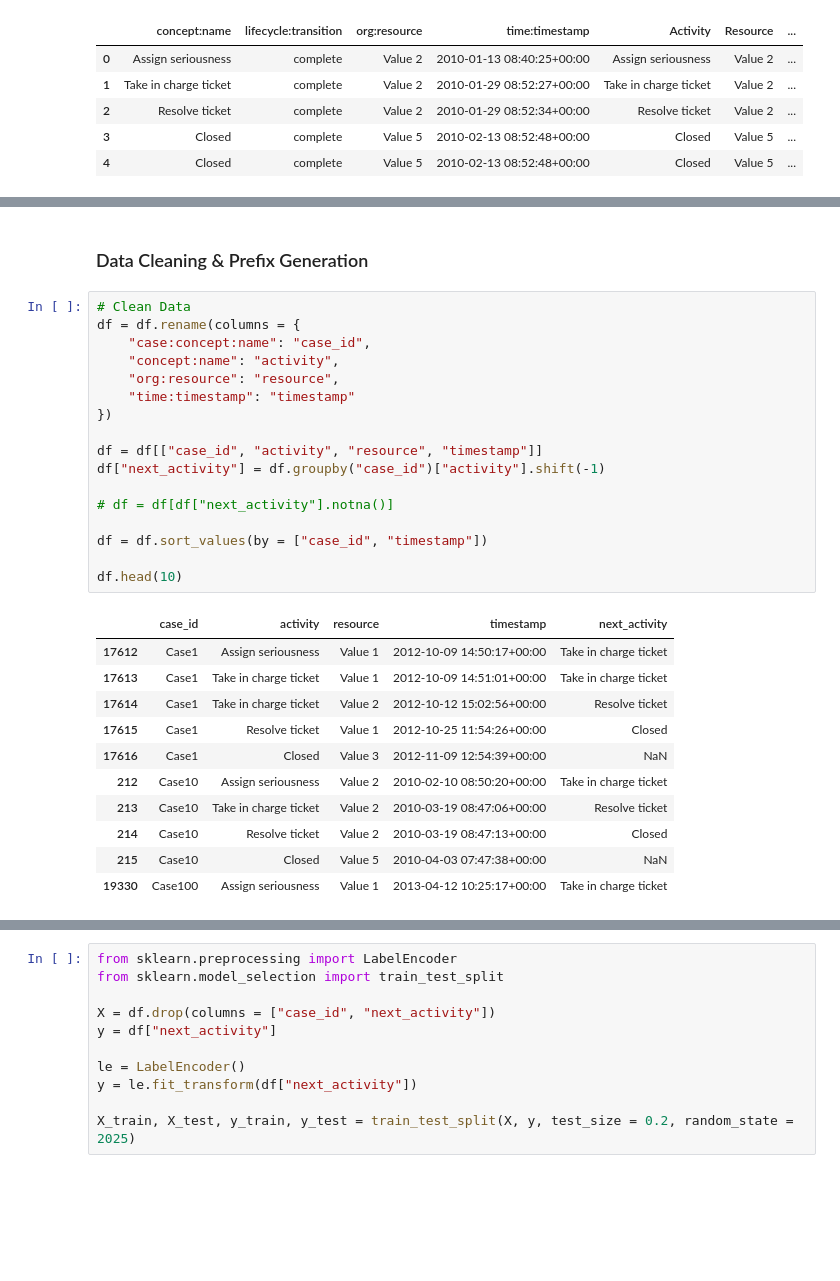
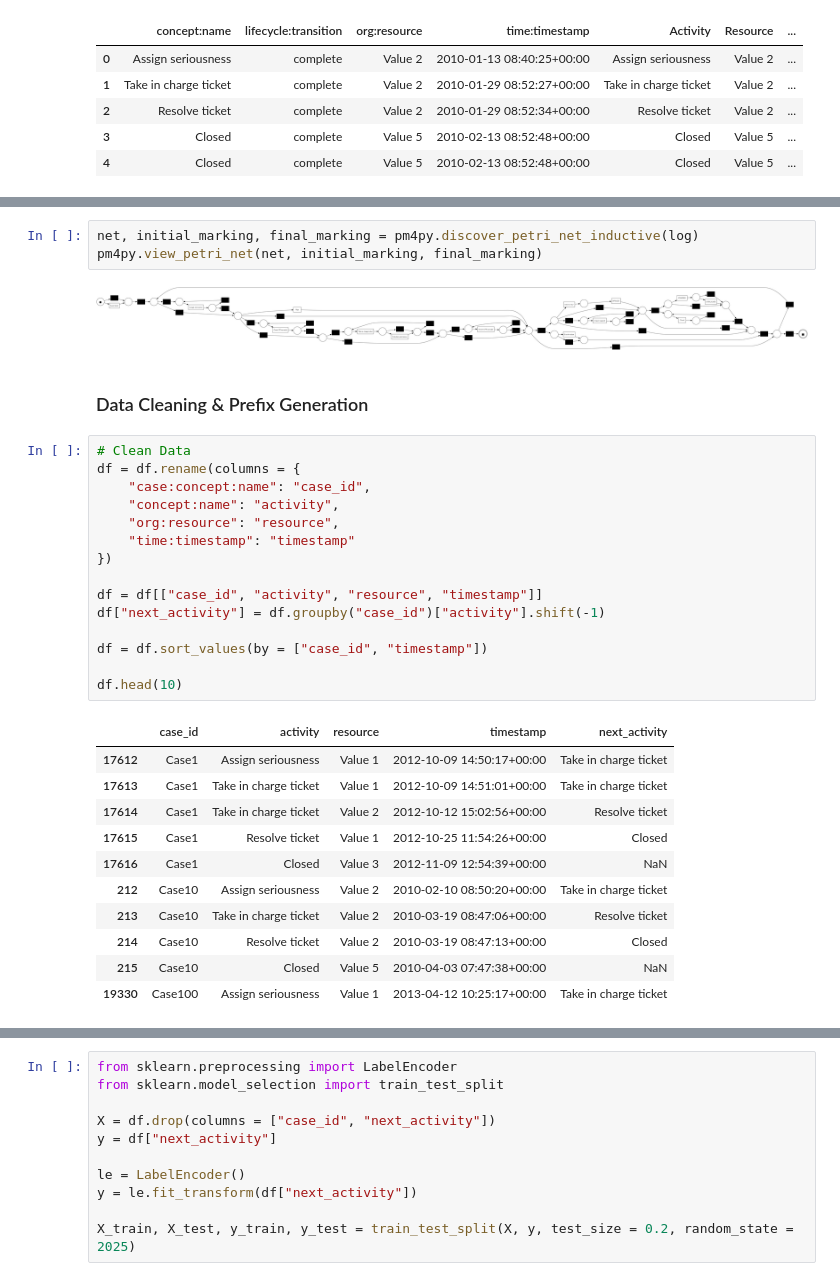
Before and after one commit to LorenzoCirac/Encodings-for-Next-Step-Activity-Prediction, a Jupyter notebook: Encodings for Next Step Activity Prediction.ipynb, the cells around one changed output, grey strips where cells are left out. Cells and saved outputs as stored; diff of their text form; blank space fills up the shorter version.

```diff
--- a/Encodings for Next Step Activity Prediction.ipynb
+++ b/Encodings for Next Step Activity Prediction.ipynb
@@ -109,5 +129,10 @@ display(Image(filename=output_path))
 # %% [output]
 [figure]
+# %%
+net, initial_marking, final_marking = pm4py.discover_petri_net_inductive(log)
+pm4py.view_petri_net(net, initial_marking, final_marking)
+# %% [output]
+[figure, added]
 # %% [markdown]
 <h3>Data Cleaning & Prefix Generation</h3>
 # %%
@@ -122,8 +147,6 @@ df = df.rename(columns = {
 df = df[["case_id", "activity", "resource", "timestamp"]]
 df["next_activity"] = df.groupby("case_id")["activity"].shift(-1)
 
-# df = df[df["next_activity"].notna()]
-
 df = df.sort_values(by = ["case_id", "timestamp"])
 
 df.head(10)
```
Also changed, not shown: parts of 6 cells of this notebook, 2 other files.
